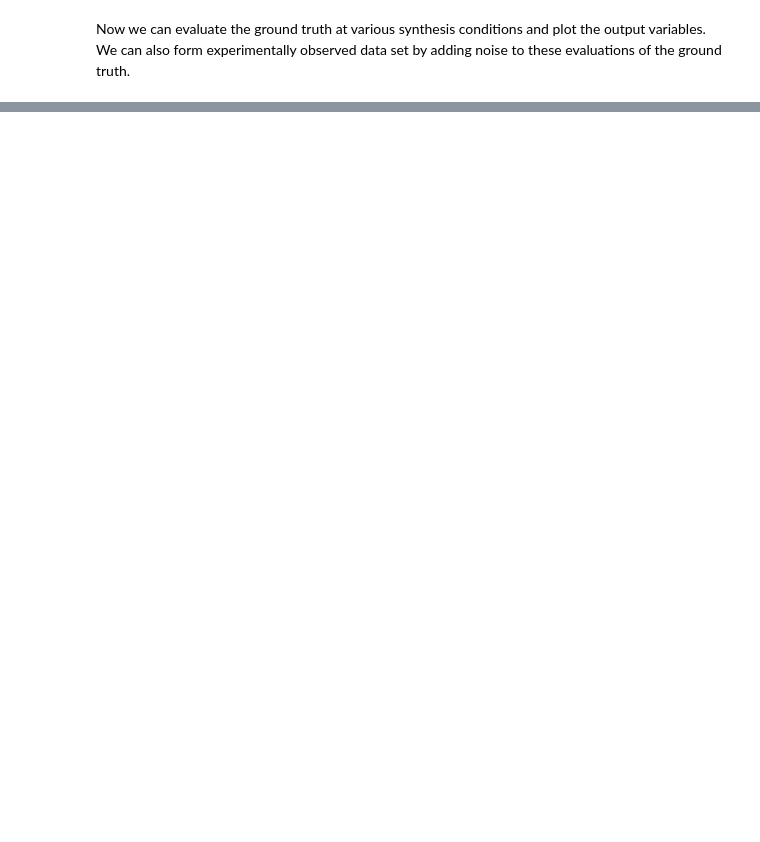
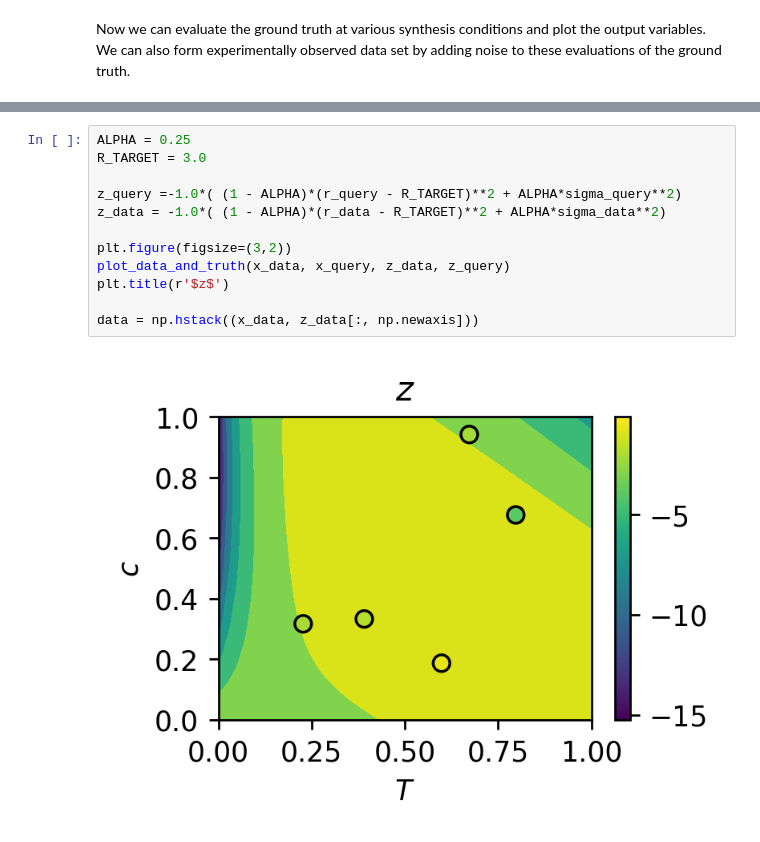
Before and after one commit to csms-lab/holmes-examples, a Jupyter notebook: Multiple objectives - optimizing nanoparticle size and polydispersity.ipynb, the cells around one changed output, grey strips where cells are left out. Cells and saved outputs as stored; diff of their text form; blank space fills up the shorter version.

```diff
--- a/Multiple objectives - optimizing nanoparticle size and polydispersity.ipynb
+++ b/Multiple objectives - optimizing nanoparticle size and polydispersity.ipynb
@@ -104,0 +182,14 @@ plt.tight_layout()
+# %%
+ALPHA = 0.25
+R_TARGET = 3.0
+
+z_query =-1.0*( (1 - ALPHA)*(r_query - R_TARGET)**2 + ALPHA*sigma_query**2)
+z_data = -1.0*( (1 - ALPHA)*(r_data - R_TARGET)**2 + ALPHA*sigma_data**2)
+
+plt.figure(figsize=(3,2))
+plot_data_and_truth(x_data, x_query, z_data, z_query)
+plt.title(r'$z$')
+
+data = np.hstack((x_data, z_data[:, np.newaxis]))
+# %% [output]
+[figure, added]
```
Also changed, not shown: parts of 11 cells of this notebook.
